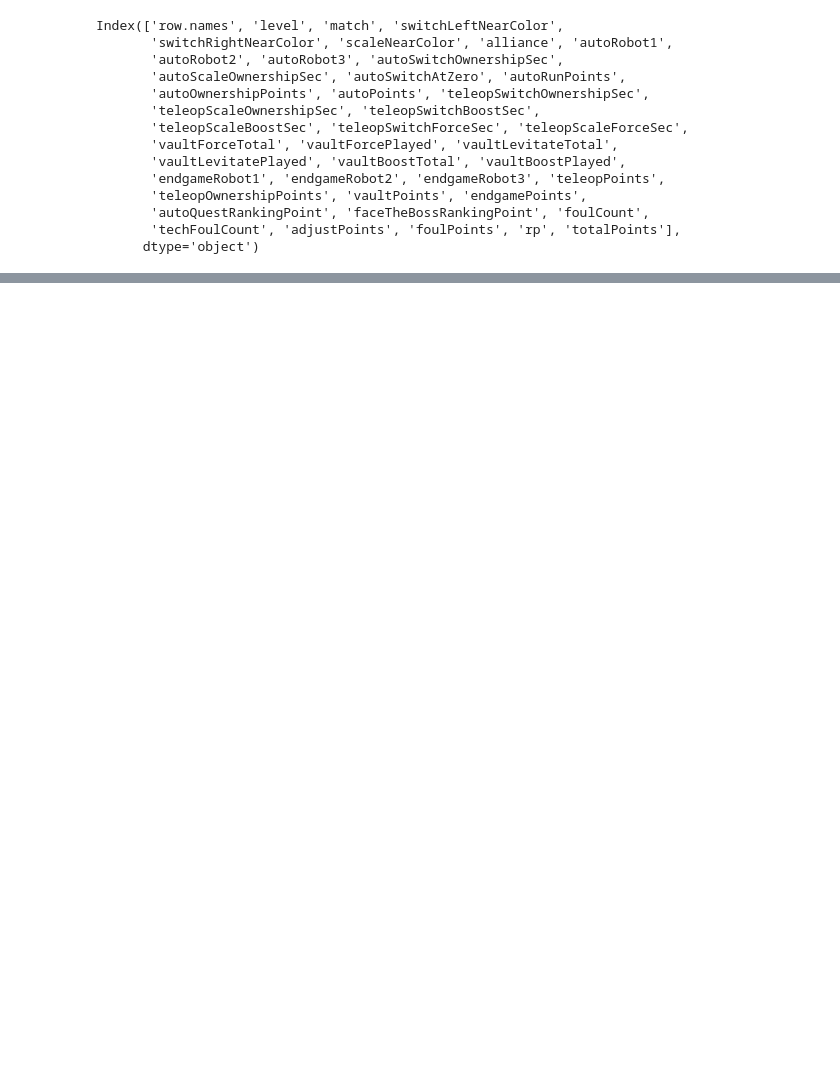
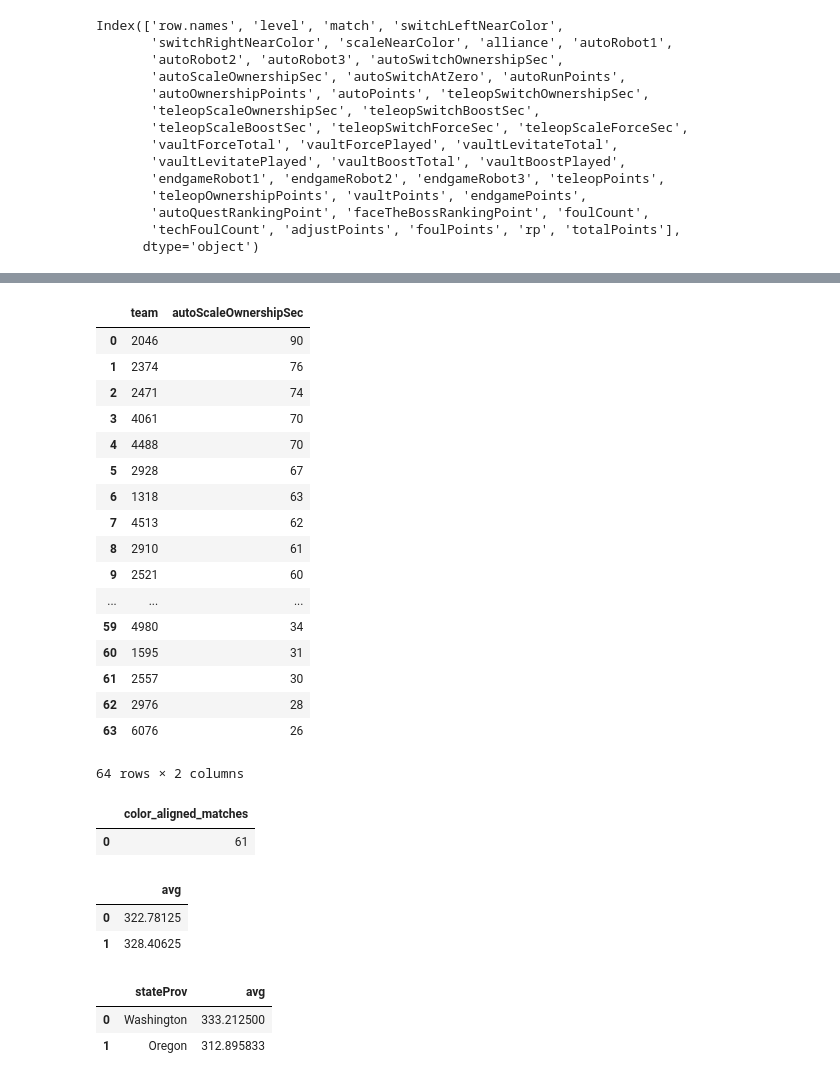
Before and after one commit to irs1318dev/python_class, a Jupyter notebook: 11_SQL2/sqlalchemy.ipynb, the cells around one changed output, grey strips where cells are left out. Drawn from its saved outputs; the diff is of its cells as text; code cells hidden in the pictures; blank space fills up the shorter version.

```diff
--- a/11_SQL2/sqlalchemy.ipynb
+++ b/11_SQL2/sqlalchemy.ipynb
@@ -58,7 +60,8 @@ Index(['row.names', 'match', 'description', 'level', 'actualStart',
       dtype='object')
 # %%
 sql = ("SELECT * FROM schedule;")
-pd.read_sql(sql, conn)
+schedule = pd.read_sql(sql, conn)
+schedule
 # %% [output]
 |  | row.names | match | description | level | field | start | team | alliance | station | surrogate |
 | 0 | q.1.blue1 | 1 | Qualification 1 | Qualification | Primary | 2018-04-05T14:00:00 | 6845 | Blue | Blue1 | False |
@@ -142,0 +206,66 @@ Index(['row.names', 'level', 'match', 'switchLeftNearColor',
+# %%
+sql = sqlalchemy.text("""
+SELECT schedule.team, SUM(scores."autoScaleOwnershipSec") AS "autoScaleOwnershipSec"
+  FROM scores INNER JOIN schedule
+    ON schedule.match = scores.match
+ GROUP BY schedule.team
+ ORDER BY "autoScaleOwnershipSec" DESC;
+""")
+scores = pd.read_sql(sql, conn)
+scores
+# %% [output]
+|  | team | autoScaleOwnershipSec |
+| 0 | 2046 | 90 |
+| 1 | 2374 | 76 |
+| 2 | 2471 | 74 |
+| 3 | 4061 | 70 |
+| 4 | 4488 | 70 |
+| 5 | 2928 | 67 |
+| 6 | 1318 | 63 |
+| 7 | 4513 | 62 |
+| 8 | 2910 | 61 |
+| 9 | 2521 | 60 |
+| ... | ... | ... |
+| 59 | 4980 | 34 |
+| 60 | 1595 | 31 |
+| 61 | 2557 | 30 |
+| 62 | 2976 | 28 |
+| 63 | 6076 | 26 |
+64 rows × 2 columns
+# %%
+sql = sqlalchemy.text("""
+SELECT count("alliance") AS color_aligned_matches
+FROM scores
+WHERE alliance = 'Blue' AND "switchRightNearColor" = "scaleNearColor";
+""")
+scores = pd.read_sql(sql, conn)
+scores
+# %% [output]
+|  | color_aligned_matches |
+| 0 | 61 |
+# %%
+sql = sqlalchemy.text("""
+SELECT avg("totalPoints")
+FROM scores
+GROUP BY "alliance";
+""")
+scores = pd.read_sql(sql, conn)
+scores
+# %% [output]
+|  | avg |
+| 0 | 322.78125 |
+| 1 | 328.40625 |
+# %%
+sql = sqlalchemy.text("""
+SELECT teams."stateProv", avg(scores."totalPoints")
+  FROM scores INNER JOIN (schedule INNER JOIN teams
+    ON teams.team = to_number(schedule.team, '9999'))
+	ON schedule.match = scores.match AND schedule.alliance = scores.alliance
+ GROUP BY teams."stateProv";
+""")
+scores = pd.read_sql(sql, conn)
+scores
+# %% [output]
+|  | stateProv | avg |
+| 0 | Washington | 333.212500 |
+| 1 | Oregon | 312.895833 |
```
Also changed, not shown: parts of 7 cells of this notebook, 46 other files.
